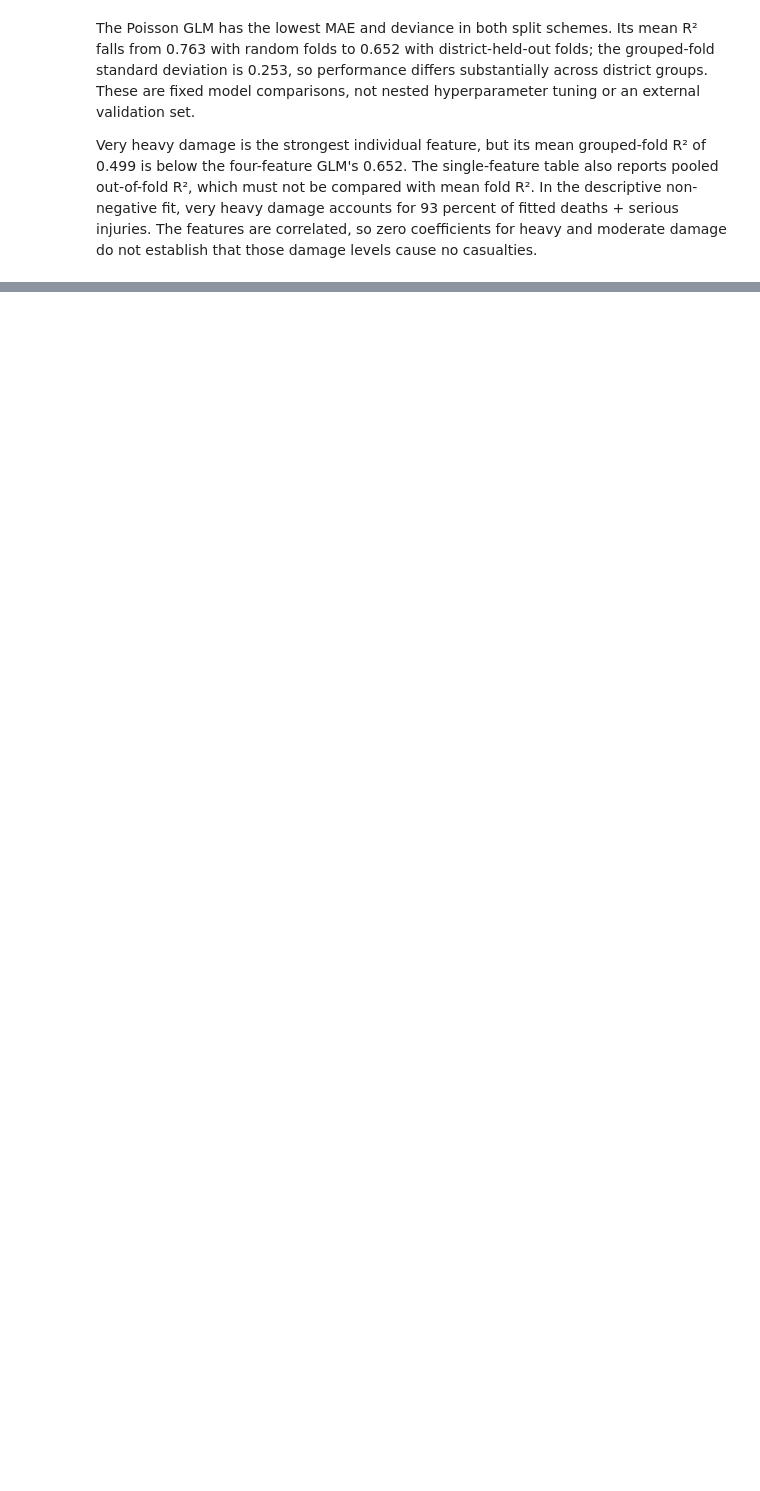
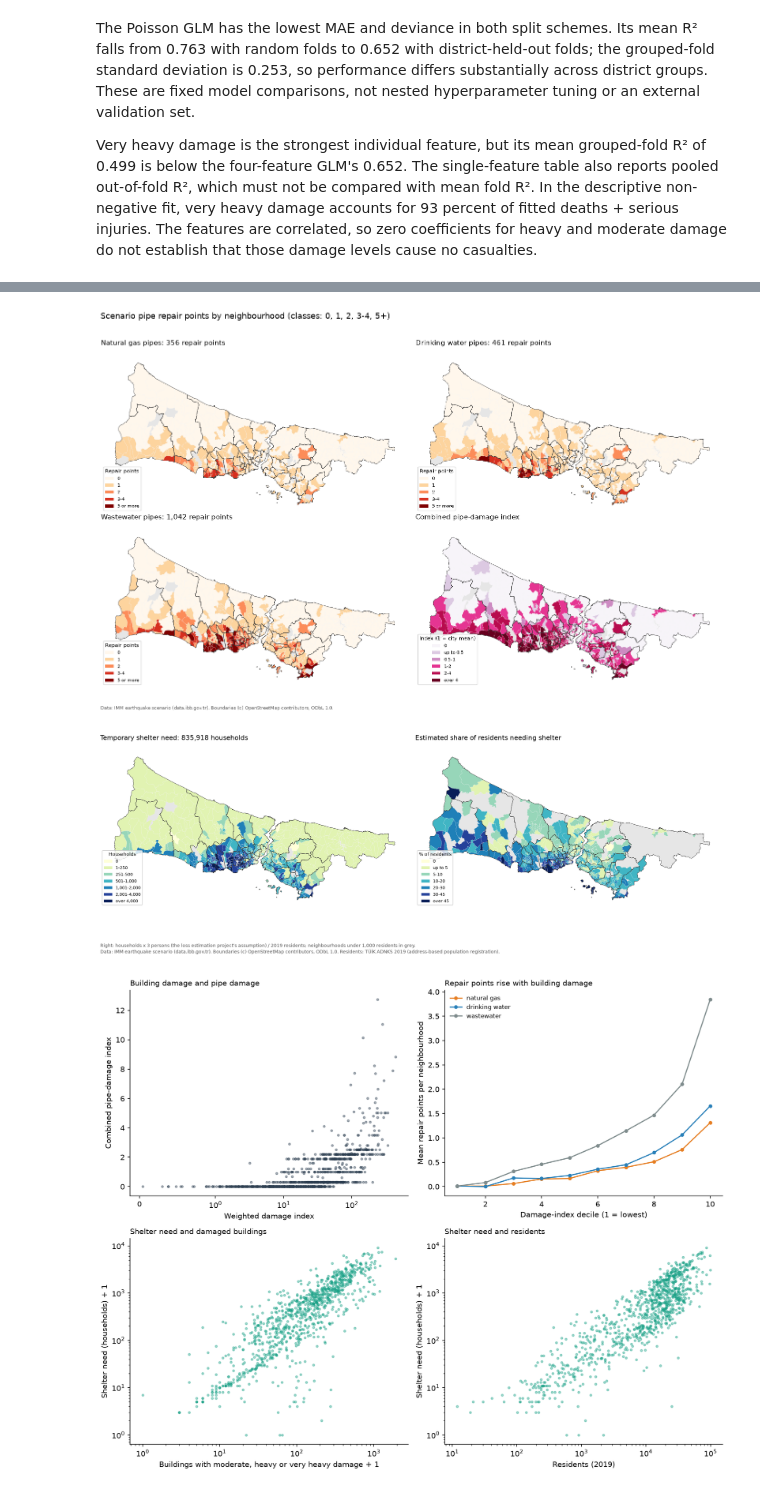
Before and after one commit to KaanDRoid/istanbul-earthquake-scenario, a Jupyter notebook: istanbul_earthquake_analysis.ipynb, the cells around one changed output, grey strips where cells are left out. Saved outputs shown, nothing was run; the diff lists cells and outputs as text; code cells hidden in the pictures; blank space fills up the shorter version.

```diff
--- a/istanbul_earthquake_analysis.ipynb
+++ b/istanbul_earthquake_analysis.ipynb
@@ -284,0 +305,6 @@ that those damage levels cause no casualties.
+# %%
+pop = popn.load_population()
+print(pop.groupby("year")["population"].agg(["size", "sum"]))
+nb, tuik_without_scenario = popn.attach_population(nb, pop)
+print(nb["population_match"].value_counts())
+popn.join_report(nb, tuik_without_scenario)
@@ -284,0 +533,8 @@ that those damage levels cause no casualties.
+# %%
+nb = infrastructure.add_utility_index(nb)
+desc = infrastructure.describe_columns(nb)
+desc.round(3).to_csv(RES / "infrastructure_columns.csv", index=False)
+counts = infrastructure.value_counts_table(nb)
+counts.to_csv(RES / "infrastructure_value_counts.csv", index=False)
+display(desc.round(3))
+counts
@@ -284,0 +635,10 @@ that those damage levels cause no casualties.
+# %%
+plots.pipeline_maps(nb, districts, FIG / "pipeline_damage_maps.png")
+plots.shelter_maps(nb, districts, FIG / "shelter_need_maps.png")
+plots.infrastructure_scatter(nb, FIG / "infrastructure_relationships.png")
+for name in ["pipeline_damage_maps", "shelter_need_maps", "infrastructure_relationships"]:
+    display(Image(filename=str(FIG / f"{name}.png"), width=850))
+# %% [output]
+[figure, added]
+[figure, added]
+[figure, added]
```
Also changed, not shown: parts of 22 cells of this notebook, 31 other files.
